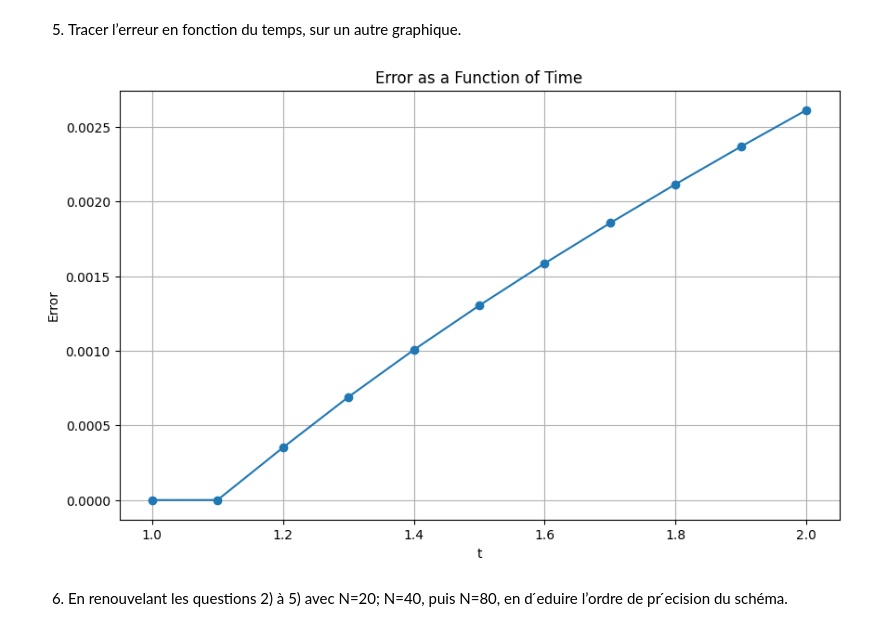
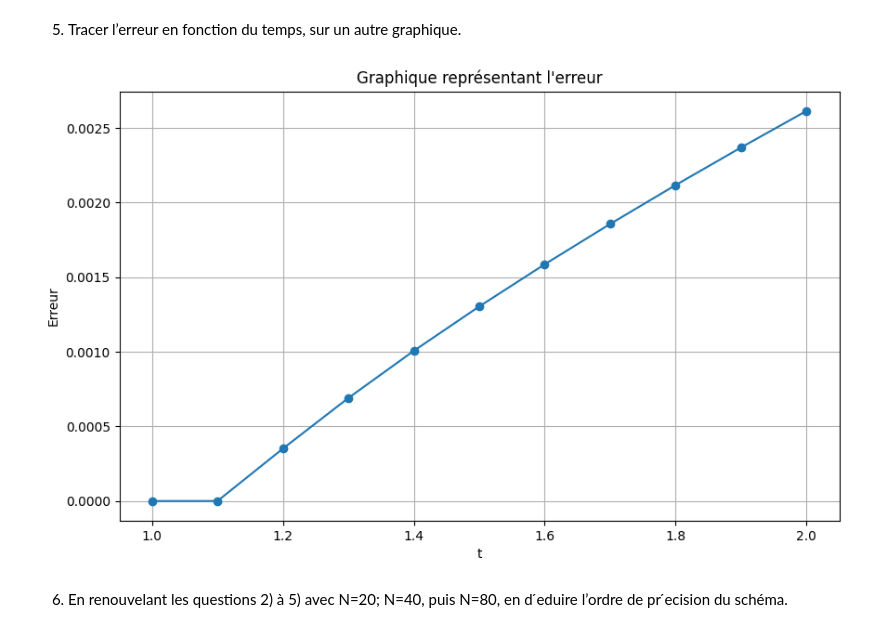
Before and after one commit to AlexandreFrancony/Maths-ING3-TPs, a Jupyter notebook: TP5/TP5_AF.ipynb, the cells around one changed output. Saved outputs shown, nothing was run; the diff lists cells and outputs as text; code cells hidden in the pictures.

```diff
--- a/TP5/TP5_AF.ipynb
+++ b/TP5/TP5_AF.ipynb
@@ -154,14 +150,14 @@ E10 = 0.002614068167482664
 # %%
 # Create the plot
 plt.figure(figsize=(10, 6))
 plt.plot(t_approx, E, 'o-')
 plt.xlabel('t')
-plt.ylabel('Error')
-plt.title('Error as a Function of Time')
+plt.ylabel('Erreur')
+plt.title('Graphique représentant l\'erreur')
 plt.grid(True)
 plt.show()
 # %% [output]
-[figure, old version]
+[figure, new version]
 # %% [markdown]
 6) En renouvelant les questions 2) à 5) avec N=20; N=40, puis N=80, en d ́eduire l’ordre de pr ́ecision
 du schéma.
```
Also changed, not shown: parts of 1 cell of this notebook, 1 other file.
